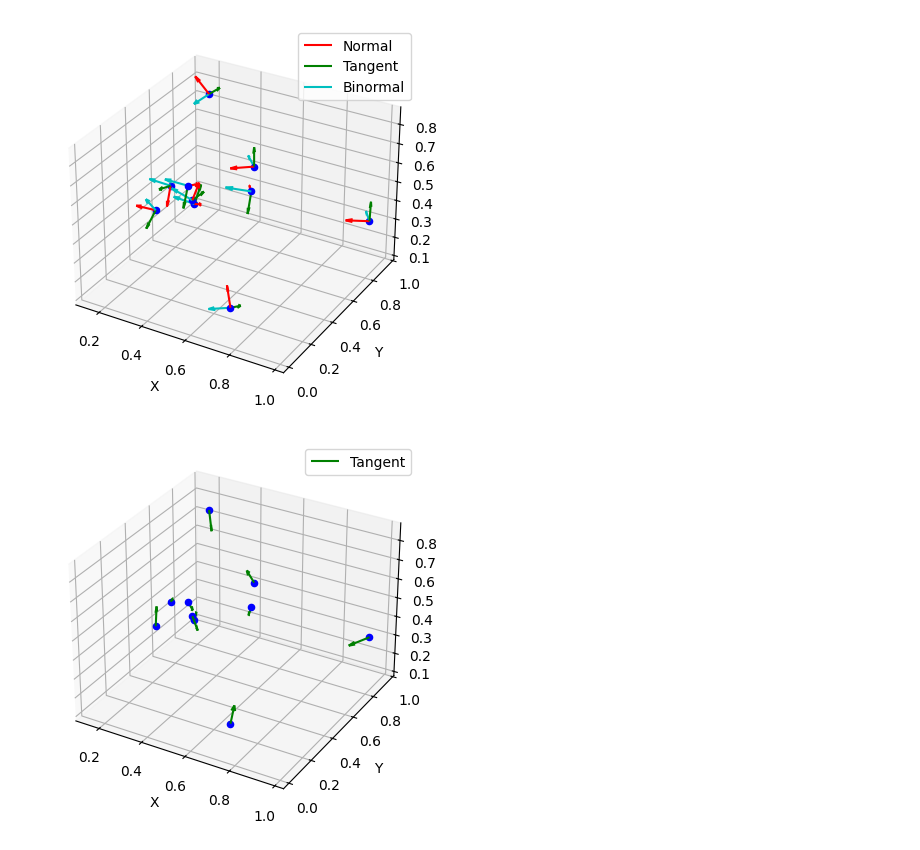
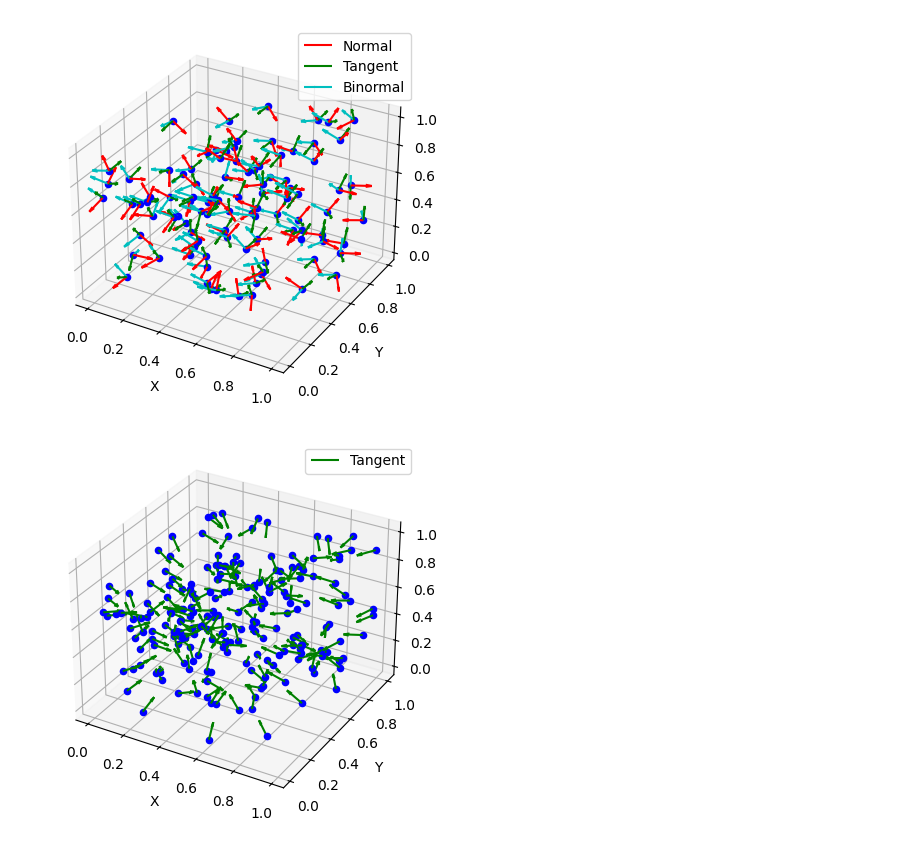
Before and after one commit to vinca0224/3D, a Jupyter notebook: tangent.ipynb, the cells around one changed output. Saved outputs shown, nothing was run; the diff lists cells and outputs as text; code cells hidden in the pictures.

```diff
--- a/tangent.ipynb
+++ b/tangent.ipynb
@@ -89,17 +89,17 @@ def plot_vectors(points, normal_vectors, tangent_vectors, binormal_vectors, samp
     plt.show()
 
 # 예제 데이터 생성
-# np.random.seed(0)
-# points = np.random.rand(100, 3)  # 100개의 무작위 3D 점
+np.random.seed(0)
+points = np.random.rand(100, 3)  # 100개의 무작위 3D 점
 
 # 노말 벡터 및 탄젠트 벡터, 바이노멀 벡터 계산
 normal_vectors = compute_normal_vectors(points, k=10)
 tangent_vectors, binormal_vectors = compute_tangent_and_binormal_vectors(points, normal_vectors)
 
 # 벡터 시각화
-plot_vectors(points, normal_vectors, tangent_vectors, binormal_vectors, sample_rate=0.1)
+plot_vectors(points, normal_vectors, tangent_vectors, binormal_vectors, sample_rate=1)
 # %% [output]
-[figure, old version]
+[figure, new version]
 # %%
 import numpy as np
 import matplotlib.pyplot as plt
@@ -139,34 +139,34 @@ def plot_tangent_vectors(points, tangent_vectors, sample_rate=0.1):
     :param tangent_vectors: 각 점의 탄젠트 벡터, (n, 3) 배열
     :param sample_rate: 시각화할 점들의 비율
     """
     fig = plt.figure()
     ax = fig.add_subplot(111, projection='3d')
 
     # 샘플링하여 시각화
     n_samples = int(len(points) * sample_rate)
     sample_indices = np.random.choice(len(points), n_samples, replace=False)
 
     for i in sample_indices:
         point = points[i]
         tangent = tangent_vectors[i]
         ax.scatter(*point, color='b')  # 점 표시
         ax.quiver(*point, *tangent, color='g', length=0.1, normalize=True, label='Tangent' if i == sample_indices[0] else "")
 
     # 그래프 설정
     ax.set_xlabel('X')
     ax.set_ylabel('Y')
     ax.set_zlabel('Z')
     plt.legend()
     plt.show()
 
 # # 예제 데이터 생성
-# np.random.seed(0)
-# points = np.random.rand(100, 3)  # 100개의 무작위 3D 점
+np.random.seed(0)
+points = np.random.rand(200, 3)  # 100개의 무작위 3D 점
 
 # 탄젠트 벡터 계산
 tangent_vectors = compute_tangent_vectors(points, k=10)
 
 # 탄젠트 벡터 시각화
-plot_tangent_vectors(points, tangent_vectors, sample_rate=0.1)
+plot_tangent_vectors(points, tangent_vectors, sample_rate=1)
 # %% [output]
-[figure, old version]
+[figure, new version]
```
Also changed, not shown: 1 other file.
